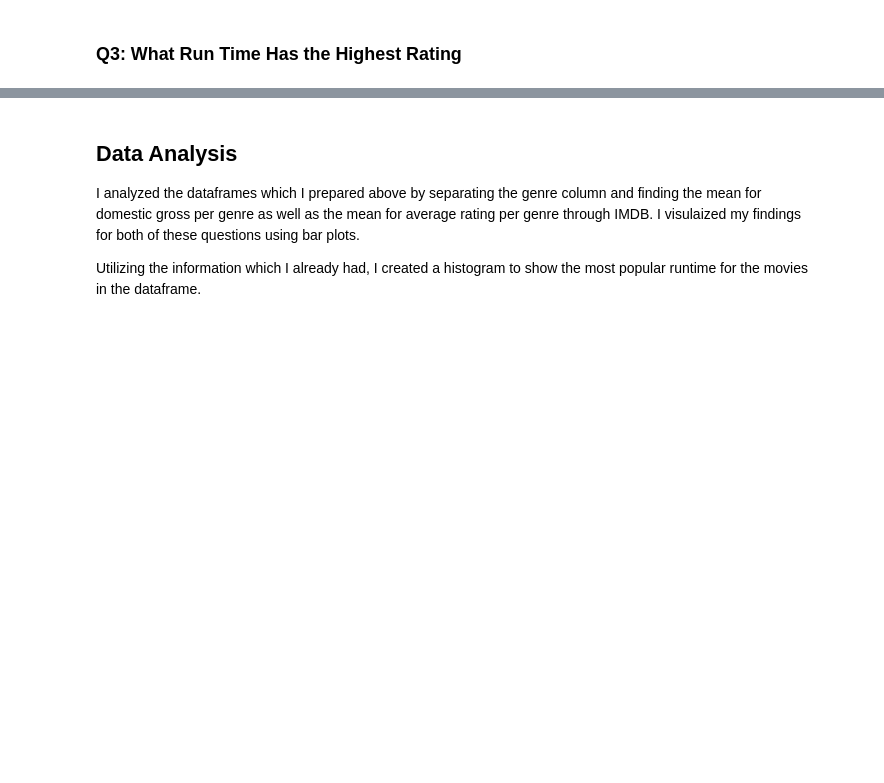
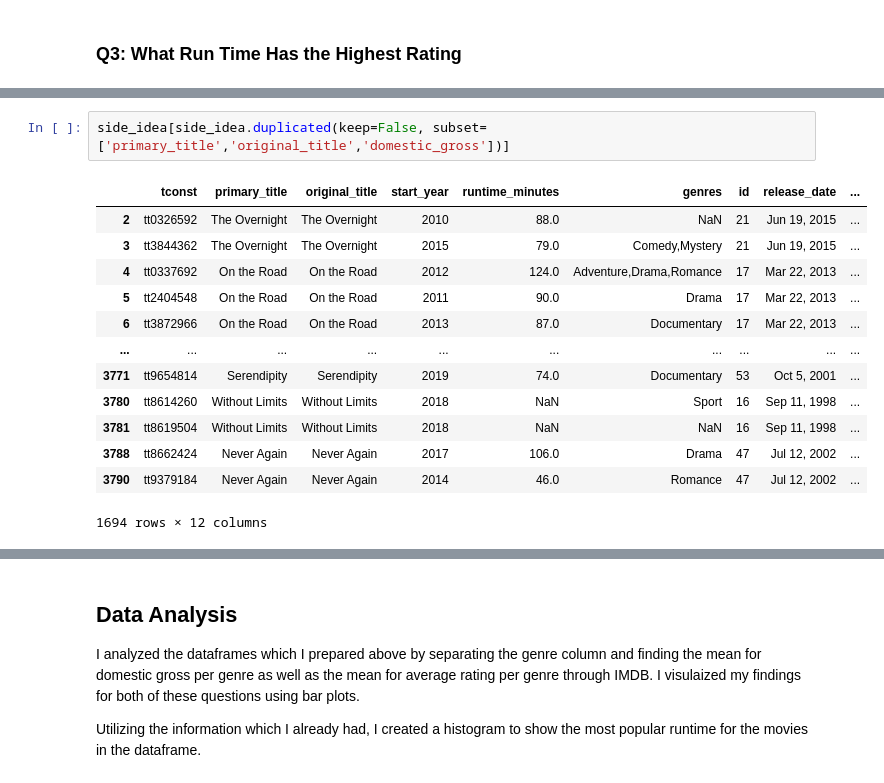
Before and after one commit to henrysvg/dsc-phase-1-project, a Jupyter notebook: student.ipynb, the cells around one changed output, grey strips where cells are left out. Saved outputs shown, nothing was run; the diff lists cells and outputs as text; blank space fills up the shorter version.

```diff
--- a/student.ipynb
+++ b/student.ipynb
@@ -313,0 +351,16 @@ df3
+# %%
+side_idea[side_idea.duplicated(keep=False, subset=['primary_title','original_title','domestic_gross'])]
+# %% [output]
+|  | tconst | primary_title | original_title | start_year | runtime_minutes | genres | id | release_date | ... |
+| 2 | tt0326592 | The Overnight | The Overnight | 2010 | 88.0 | NaN | 21 | Jun 19, 2015 | ... |
+| 3 | tt3844362 | The Overnight | The Overnight | 2015 | 79.0 | Comedy,Mystery | 21 | Jun 19, 2015 | ... |
+| 4 | tt0337692 | On the Road | On the Road | 2012 | 124.0 | Adventure,Drama,Romance | 17 | Mar 22, 2013 | ... |
+| 5 | tt2404548 | On the Road | On the Road | 2011 | 90.0 | Drama | 17 | Mar 22, 2013 | ... |
+| 6 | tt3872966 | On the Road | On the Road | 2013 | 87.0 | Documentary | 17 | Mar 22, 2013 | ... |
+| ... | ... | ... | ... | ... | ... | ... | ... | ... | ... |
+| 3771 | tt9654814 | Serendipity | Serendipity | 2019 | 74.0 | Documentary | 53 | Oct 5, 2001 | ... |
+| 3780 | tt8614260 | Without Limits | Without Limits | 2018 | NaN | Sport | 16 | Sep 11, 1998 | ... |
+| 3781 | tt8619504 | Without Limits | Without Limits | 2018 | NaN | NaN | 16 | Sep 11, 1998 | ... |
+| 3788 | tt8662424 | Never Again | Never Again | 2017 | 106.0 | Drama | 47 | Jul 12, 2002 | ... |
+| 3790 | tt9379184 | Never Again | Never Again | 2014 | 46.0 | Romance | 47 | Jul 12, 2002 | ... |
+1694 rows × 12 columns
```
Also changed, not shown: parts of 12 cells of this notebook.
